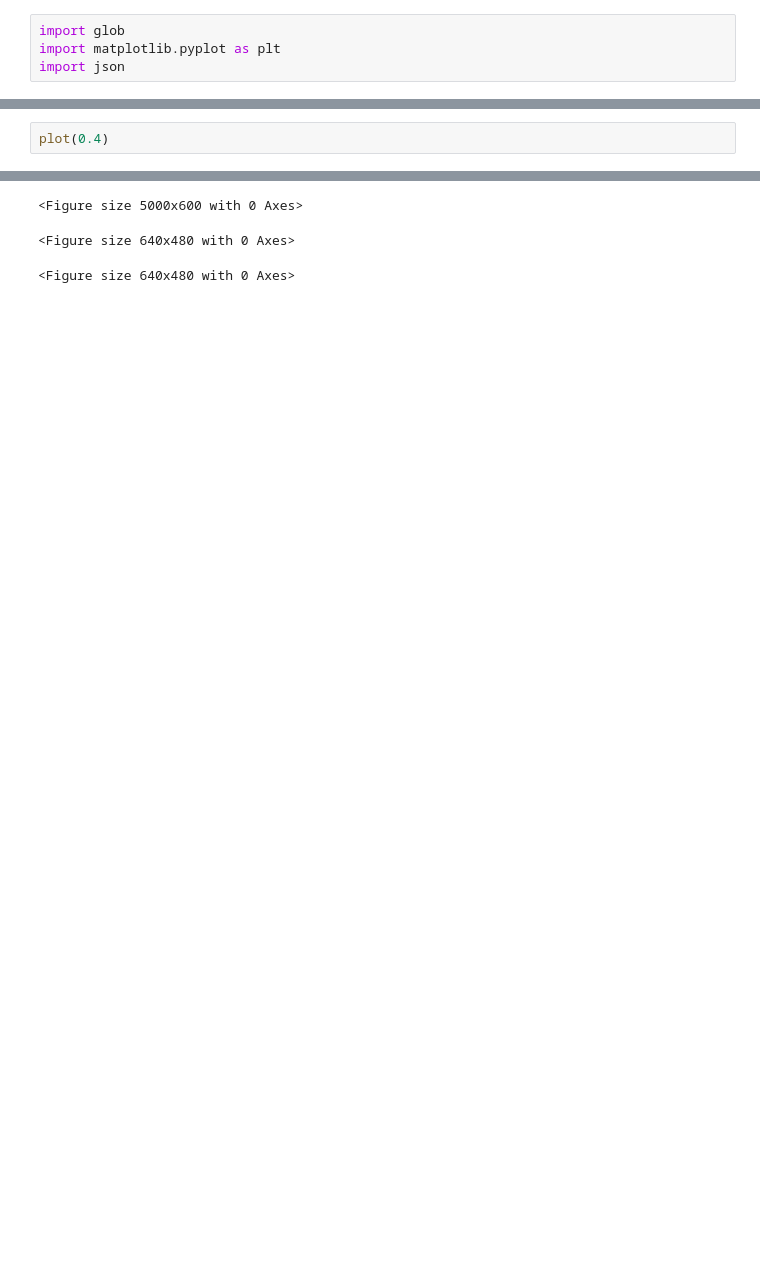
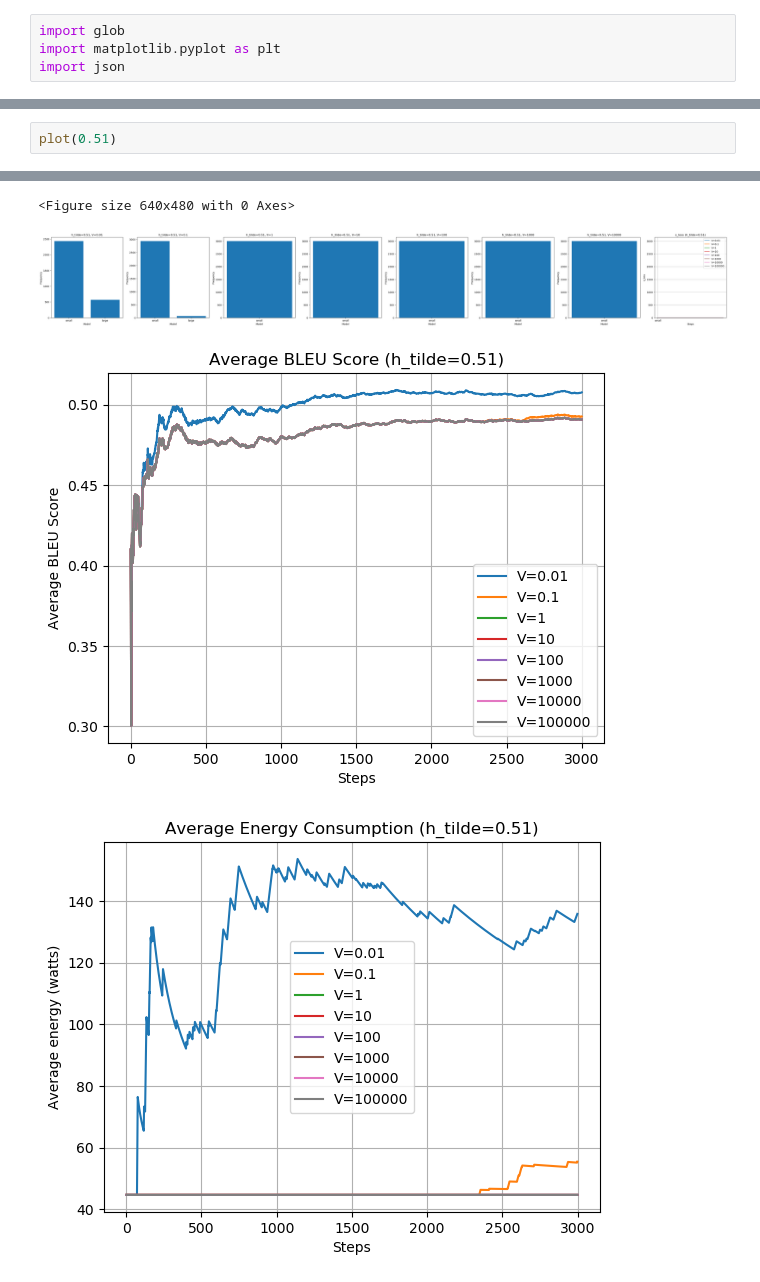
Before and after one commit to ryanzhangofficial/Inferencing-Project, a Jupyter notebook: Plotting.ipynb, the cells around one changed output, grey strips where cells are left out. Cells and saved outputs as stored; diff of their text form; blank space fills up the shorter version.

```diff
--- a/Plotting.ipynb
+++ b/Plotting.ipynb
@@ -79,3 +106,3 @@ def plot(h_tilde):
 # %%
-plot(0.4)
+plot(0.51)
 # %% [output]
@@ -83,3 +117,4 @@ plot(0.4)
-<Figure size 5000x600 with 0 Axes>
+<Figure size 640x480 with 0 Axes>
-<Figure size 640x480 with 0 Axes>
-<Figure size 640x480 with 0 Axes>
+[figure, added]
+[figure, added]
+[figure, added]
```
Also changed, not shown: parts of 6 cells of this notebook.
